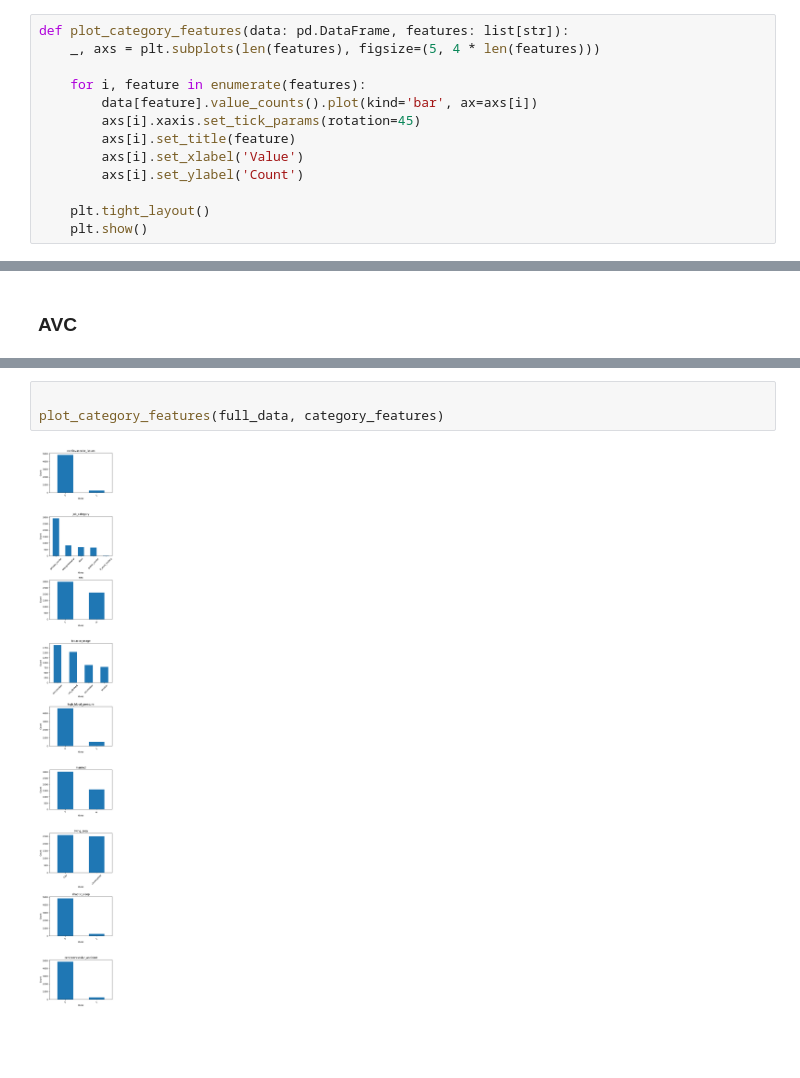
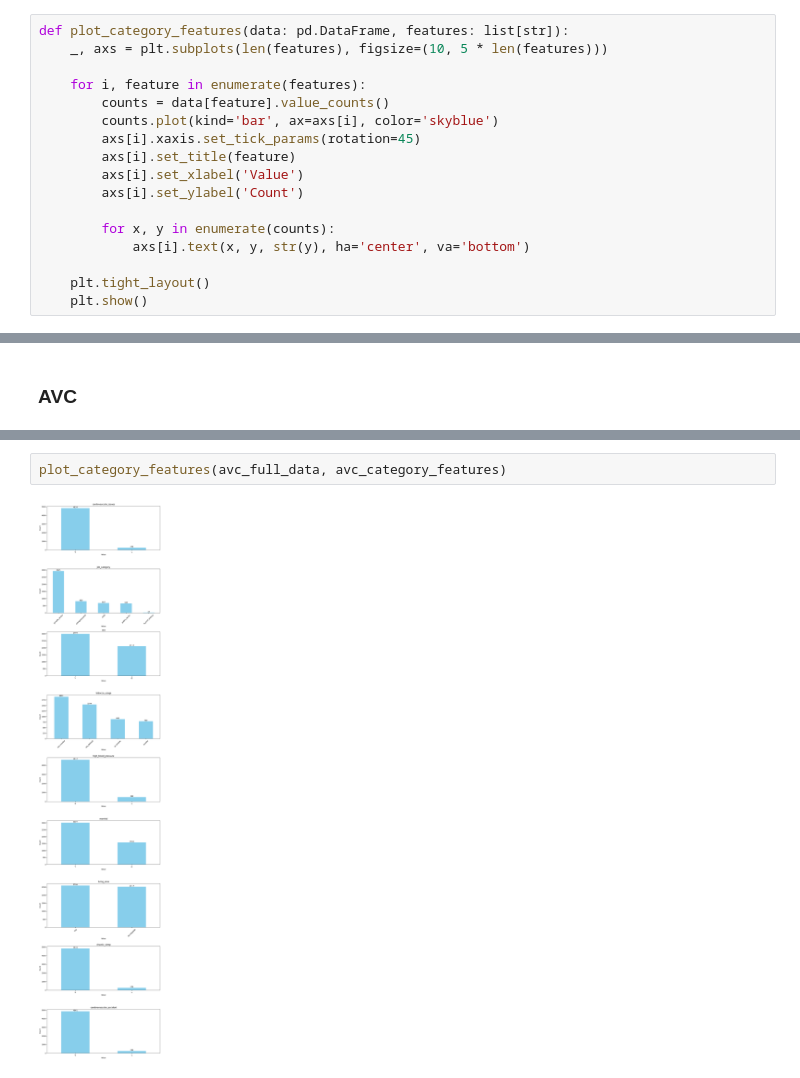
Before and after one commit to Earthbert/IA-project2, a Jupyter notebook: project.ipynb, the cells around one changed output, grey strips where cells are left out. Drawn from its saved outputs; the diff is of its cells as text; blank space fills up the shorter version.

```diff
--- a/project.ipynb
+++ b/project.ipynb
@@ -11,14 +12,18 @@ import matplotlib.pyplot as plt
 ### Utils
 # %%
 def plot_category_features(data: pd.DataFrame, features: list[str]):
-    _, axs = plt.subplots(len(features), figsize=(5, 4 * len(features)))
+    _, axs = plt.subplots(len(features), figsize=(10, 5 * len(features)))
 
     for i, feature in enumerate(features):
-        data[feature].value_counts().plot(kind='bar', ax=axs[i])
+        counts = data[feature].value_counts()
+        counts.plot(kind='bar', ax=axs[i], color='skyblue')
         axs[i].xaxis.set_tick_params(rotation=45)
         axs[i].set_title(feature)
         axs[i].set_xlabel('Value')
         axs[i].set_ylabel('Count')
 
+        for x, y in enumerate(counts):
+            axs[i].text(x, y, str(y), ha='center', va='bottom')
+
     plt.tight_layout()
     plt.show()
@@ -84,8 +147,7 @@ display(pd.DataFrame({'count': full_data[category_features].count(),
 | living_area | 5110 | 2 |
 | chaotic_sleep | 5110 | 2 |
 | cerebrovascular_accident | 5110 | 2 |
-# %%
-
-plot_category_features(full_data, category_features)
-# %% [output]
-[figure, removed]
+# %%
+plot_category_features(avc_full_data, avc_category_features)
+# %% [output]
+[figure, added]
```
Also changed, not shown: parts of 40 cells of this notebook.
